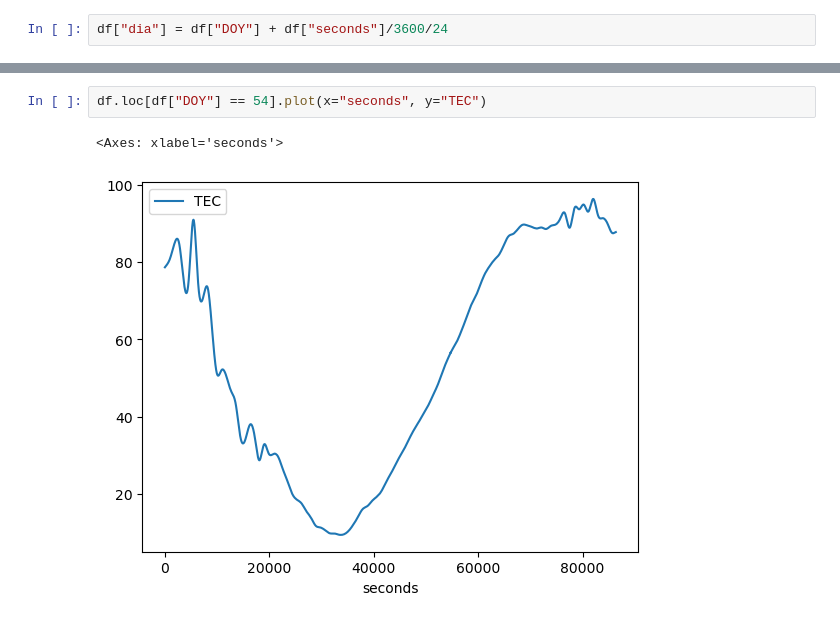
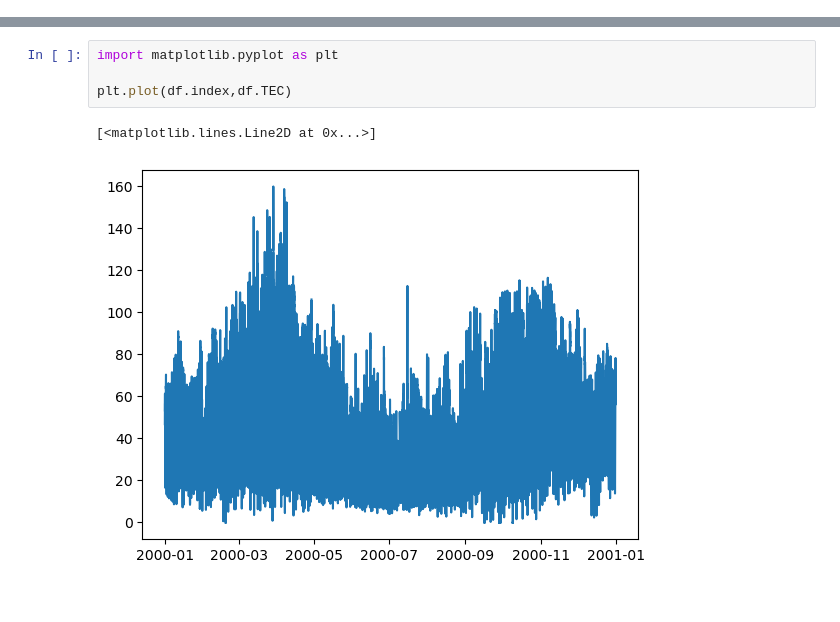
Before and after one commit to atuel96/cargar-estacion-tucu-tec, a Jupyter notebook: read_data.ipynb, the cells around one changed output, grey strips where cells are left out. Saved outputs shown, nothing was run; the diff lists cells and outputs as text.

```diff
--- a/read_data.ipynb
+++ b/read_data.ipynb
@@ -15,3 +18 @@ year_files = get_year_files(year, datafolder)
 df = load_year_data(year, datafolder)
-# %%
-df["dia"] = df["DOY"] + df["seconds"]/3600/24
@@ -24,5 +19,7 @@ ax.grid()
-# %%
-df.loc[df["DOY"] == 54].plot(x="seconds", y="TEC")
-# %% [output]
-<Axes: xlabel='seconds'>
-[figure, removed]
+# %%
+import matplotlib.pyplot as plt
+
+plt.plot(df.index,df.TEC)
+# %% [output]
+[<matplotlib.lines.Line2D at 0x...>]
+[figure, added]
```
Also changed, not shown: parts of 4 cells of this notebook, 1 other file.
